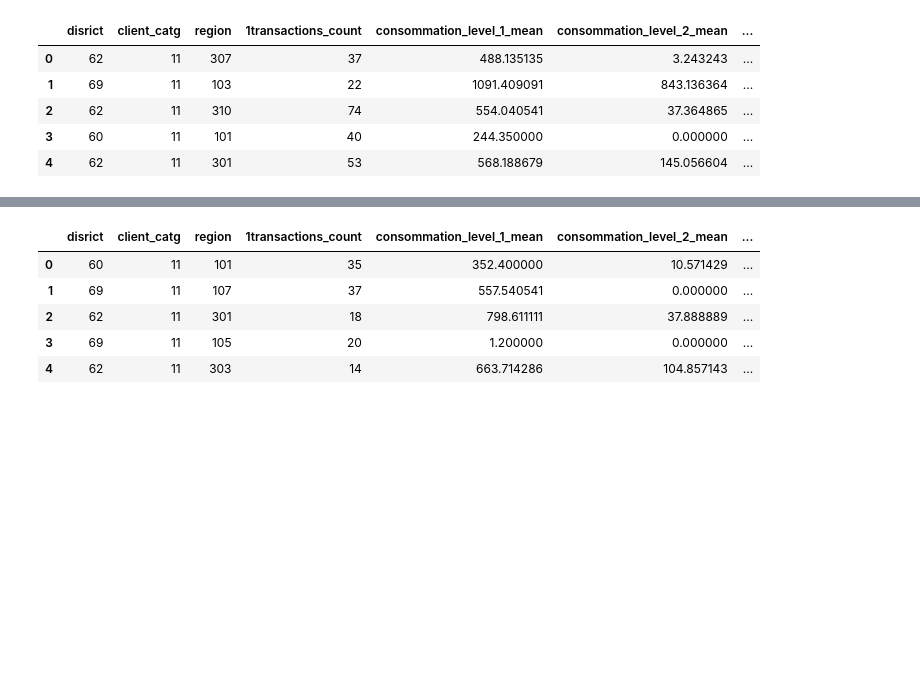
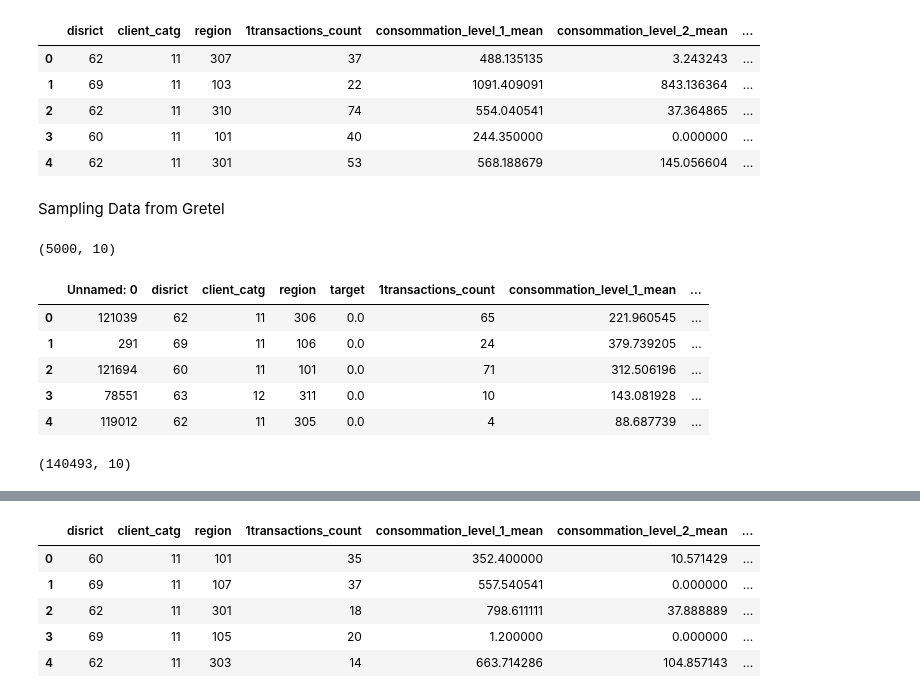
Before and after one commit to jcen1/Fraud-Detection-in-Electricity-and-Gas-Consumption-Challenge, a Jupyter notebook: Notebooks/Boosting&NB&SVM_Models_Maria.ipynb, the cells around one changed output, grey strips where cells are left out. Saved outputs shown, nothing was run; the diff lists cells and outputs as text; code cells hidden in the pictures; blank space fills up the shorter version.

```diff
--- a/Notebooks/Boosting&NB&SVM_Models_Maria.ipynb
+++ b/Notebooks/Boosting&NB&SVM_Models_Maria.ipynb
@@ -135,3 +163,20 @@ test.head()
 train.to_csv("/content/drive/MyDrive/MMAI869_TeamAssignment/train/preProTrain.csv")
 # %%
 test.to_csv("/content/drive/MyDrive/MMAI869_TeamAssignment/test/preproTest.csv")
+# %% [markdown]
+Sampling Data from Gretel
+# %%
+train2 = pd.read_csv("/content/drive/MyDrive/MMAI869_TeamAssignment/train/preproTrainG.csv",low_memory=False)
+# %%
+train2.shape
+# %% [output]
+(5000, 10)
+# %%
+train2.head()
+# %% [output]
+|  | Unnamed: 0 | disrict | client_catg | region | target | 1transactions_count | consommation_level_1_mean | ... |
+| 0 | 121039 | 62 | 11 | 306 | 0.0 | 65 | 221.960545 | ... |
+| 1 | 291 | 69 | 11 | 106 | 0.0 | 24 | 379.739205 | ... |
+| 2 | 121694 | 60 | 11 | 101 | 0.0 | 71 | 312.506196 | ... |
+| 3 | 78551 | 63 | 12 | 311 | 0.0 | 10 | 143.081928 | ... |
+| 4 | 119012 | 62 | 11 | 305 | 0.0 | 4 | 88.687739 | ... |
@@ -137,0 +185,4 @@ test.to_csv("/content/drive/MyDrive/MMAI869_TeamAssignment/test/preproTest.csv")
+# %%
+train3.shape  # Combine 5000 Sampling the training data set
+# %% [output]
+(140493, 10)
```
Also changed, not shown: parts of 78 cells of this notebook.
